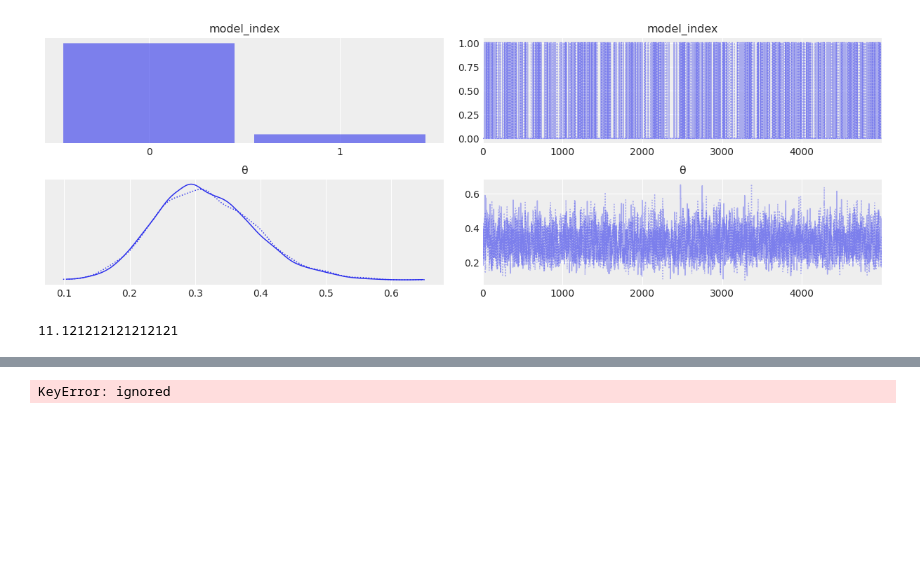
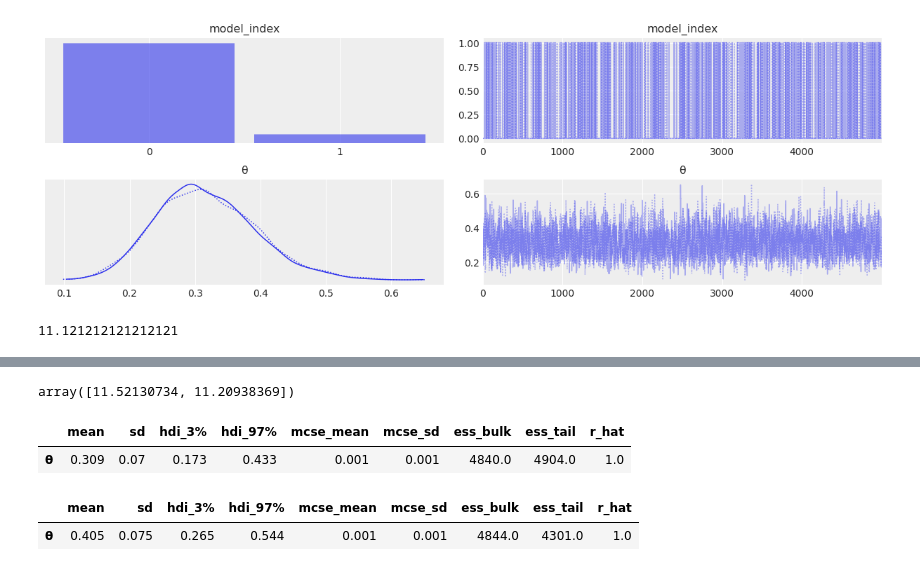
Before and after one commit to atharvakale31/PR_ML, a Jupyter notebook: Bayes_Factors_and_Marginal_Likelihood.ipynb, the cells around one changed output, grey strips where cells are left out. Saved outputs shown, nothing was run; the diff lists cells and outputs as text; code cells hidden in the pictures; blank space fills up the shorter version.

```diff
--- a/Bayes_Factors_and_Marginal_Likelihood.ipynb
+++ b/Bayes_Factors_and_Marginal_Likelihood.ipynb
@@ -189,8 +192,16 @@ Stage:   1 Beta: 0.677
 Stage:   2 Beta: 1.000
-# %%
-pM1 =  model_BF_0['model_index'].mean()
-pM2 =  model_BF_1['model_index'].mean()
-pM0 = 1 - pM1
-BF = (pM0 / pM1) * (p[1] / p[0])
-# %% [output]
-KeyError: ignored
+# %%
+BF_smc = np.exp(trace_BF_0.report.log_marginal_likelihood - trace_BF_1.report.log_marginal_likelihood)
+BF_smc
+# %% [output]
+array([11.52130734, 11.20938369])
+# %%
+az.summary(trace_BF_0)
+# %% [output]
+|  | mean | sd | hdi_3% | hdi_97% | mcse_mean | mcse_sd | ess_bulk | ess_tail | r_hat |
+| θ | 0.309 | 0.07 | 0.173 | 0.433 | 0.001 | 0.001 | 4840.0 | 4904.0 | 1.0 |
+# %%
+az.summary(trace_BF_1)
+# %% [output]
+|  | mean | sd | hdi_3% | hdi_97% | mcse_mean | mcse_sd | ess_bulk | ess_tail | r_hat |
+| θ | 0.405 | 0.075 | 0.265 | 0.544 | 0.001 | 0.001 | 4844.0 | 4301.0 | 1.0 |
```
Also changed, not shown: parts of 3 cells of this notebook.
